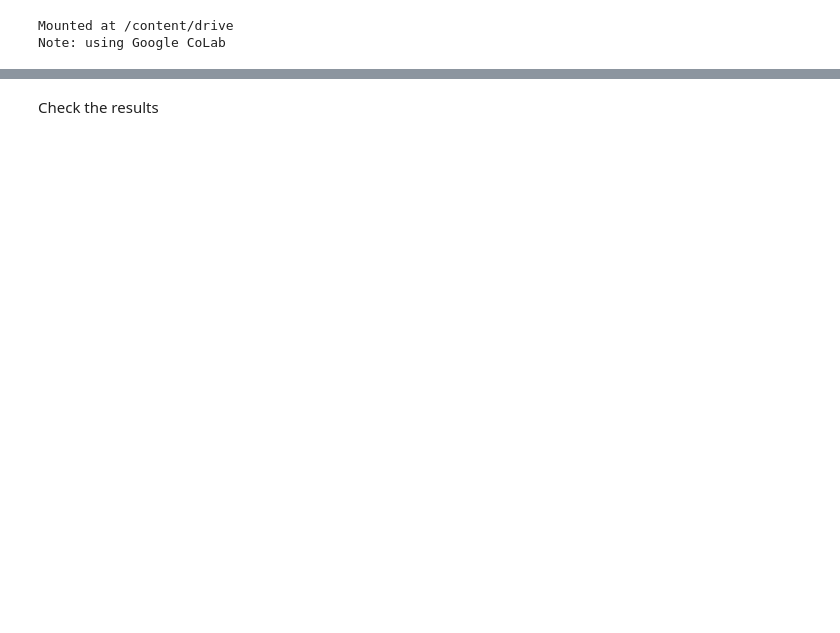
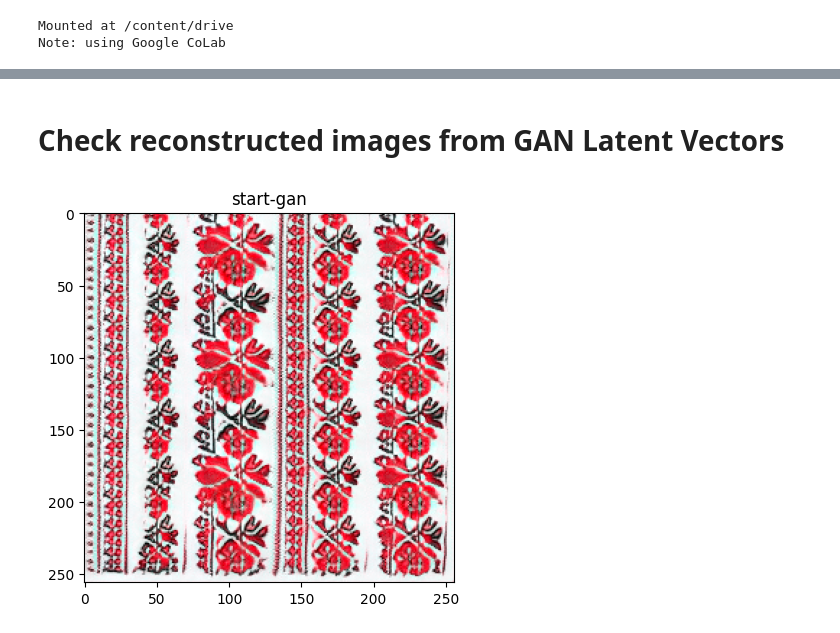
Before and after one commit to milstetsenko/capstone-ai, a Jupyter notebook: EmbroideryGanMorphing.ipynb, the cells around one changed output, grey strips where cells are left out. Drawn from its saved outputs; the diff is of its cells as text; code cells hidden in the pictures; blank space fills up the shorter version.

```diff
--- a/EmbroideryGanMorphing.ipynb
+++ b/EmbroideryGanMorphing.ipynb
@@ -80,3 +86,13 @@ Elapsed: 76.5 s
-# %% [markdown]
-Check the results
+# %% [markdown]
+# Check reconstructed images from GAN Latent Vectors
+# %%
+import cv2
+import matplotlib.pyplot as plt
+img_gan_source = cv2.imread('/content/out_start/proj.png')
+img = cv2.cvtColor(img_gan_source, cv2.COLOR_BGR2RGB)
+plt.imshow(img)
+plt.title('start-gan')
+plt.show()
+# %% [output]
+[figure, added]
 # %%
```
Also changed, not shown: parts of 14 cells of this notebook.
